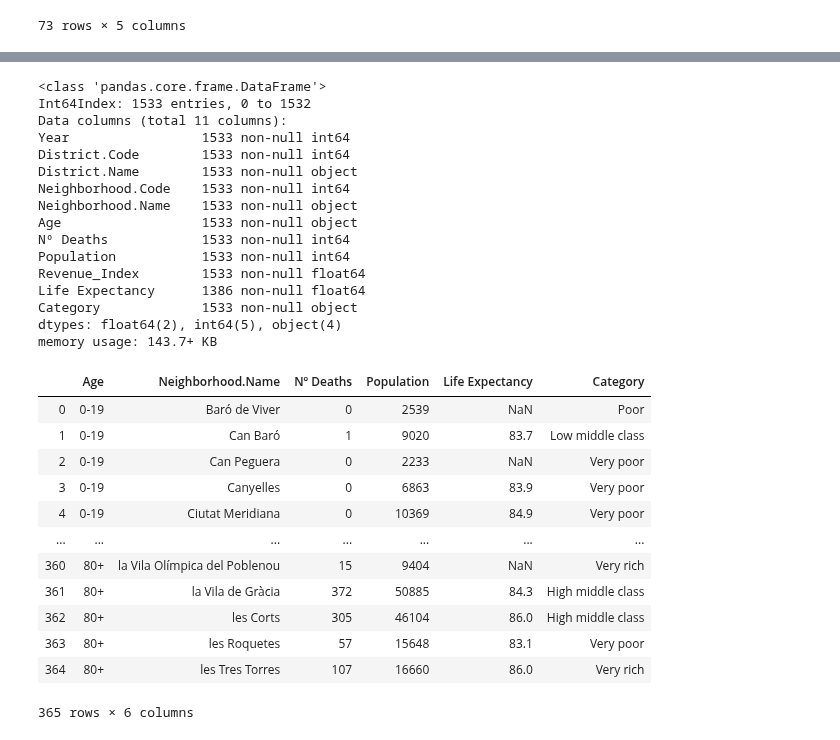
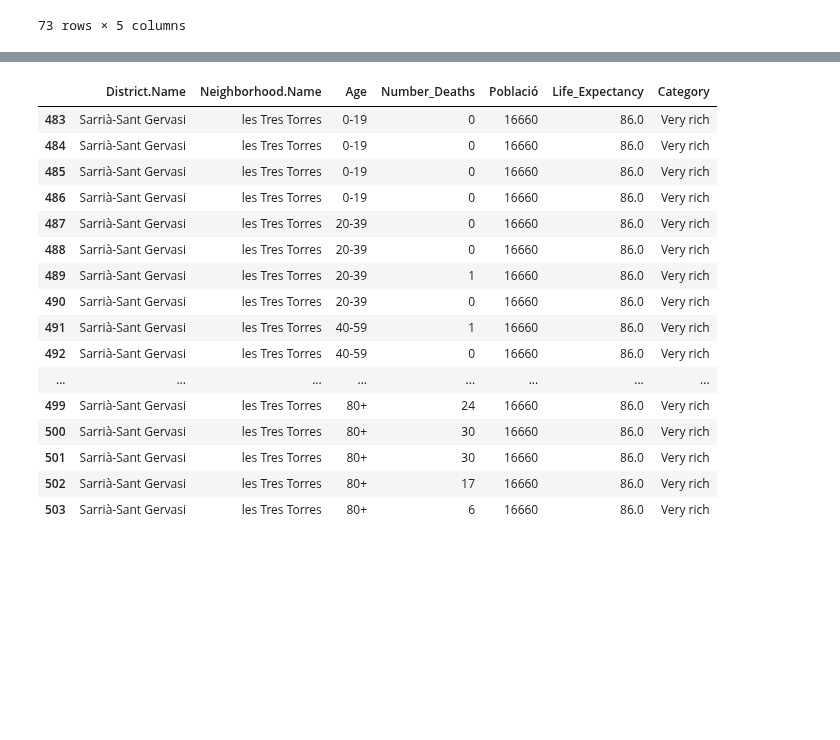
Before and after one commit to ta-data-bcn/Project-Week-2-Barcelona, a Jupyter notebook: your-project/Code/Ramon_JN.ipynb, the cells around one changed output, grey strips where cells are left out. Saved outputs shown, nothing was run; the diff lists cells and outputs as text; code cells hidden in the pictures; blank space fills up the shorter version.

```diff
--- a/your-project/Code/Ramon_JN.ipynb
+++ b/your-project/Code/Ramon_JN.ipynb
@@ -378,9 +230,7 @@ vida2017
 | 583 | 10 | Sant Martí | 73 | la Verneda i la Pau | 84.4 |
 73 rows × 5 columns
 # %%
-merged_death_rent=pd.merge(merged_death_rent,vida2017,how="left",on="Neighborhood.Code")
-merged_death_rent=merged_death_rent[merged_death_rent["Year"]==2017]
+merged_death_rent=pd.merge(merged_death_rent,vida2017[["Neighborhood.Code","Nombre"]],how="left",on="Neighborhood.Code")
 print(merged_death_rent.columns)
-merged_death_rent.tail()
 # %% [output]
 Index(['Year', 'District.Code', 'District.Name', 'Neighborhood.Code',
@@ -397,6 +240,3 @@ Index(['Year', 'District.Code', 'District.Name', 'Neighborhood.Code',
-# %%
-merged_death_rent.drop("Codi_Districte_x",axis=1,inplace=True)
-merged_death_rent.drop("Codi_Districte_y",axis=1,inplace=True)
 # %%
 merged_death_rent.columns
 # %% [output]
@@ -429,46 +273,32 @@ NameError: name 'danger_data' is not defined
 # %%
-danger_data = merged_death_rent
+danger_data = merged_death_rent.copy()
 danger_data.rename(columns = {"Índex RFD Barcelona = 100":"Revenue_Index"},inplace = True)
 #We create 4 revenue categories for the negihborhoods based on their revenue levels
 danger_data["Category"] = ["Very poor" if e < 63
                                           else "Poor" if e < 79
                                           else "Low middle class" if e < 100
                                           else "High middle class" if e < 126
                                           else "Rich" if e < 159
                                           else "Very rich"
                                           for e in danger_data["Revenue_Index"]]
-danger_data.info()
+danger_data.rename(columns = {'Number':'Number_Deaths','Nombre':'Life_Expectancy'},inplace = True)
+danger_data.drop(['Revenue_Index','Year','District.Code','Neighborhood.Code'],axis=1,inplace = True)
+danger_data[danger_data["Neighborhood.Name"] == "les Tres Torres"]
 # %% [output]
-<class 'pandas.core.frame.DataFrame'>
-Int64Index: 1533 entries, 0 to 1532
-Data columns (total 11 columns):
-Year                 1533 non-null int64
-District.Code        1533 non-null int64
-District.Name        1533 non-null object
-Neighborhood.Code    1533 non-null int64
-Neighborhood.Name    1533 non-null object
-Age                  1533 non-null object
-Nº Deaths            1533 non-null int64
-Population           1533 non-null int64
-Revenue_Index        1533 non-null float64
-Life Expectancy      1386 non-null float64
-Category             1533 non-null object
-dtypes: float64(2), int64(5), object(4)
-memory usage: 143.7+ KB
+|  | District.Name | Neighborhood.Name | Age | Number_Deaths | Població | Life_Expectancy | Category |
+| 483 | Sarrià-Sant Gervasi | les Tres Torres | 0-19 | 0 | 16660 | 86.0 | Very rich |
+| 484 | Sarrià-Sant Gervasi | les Tres Torres | 0-19 | 0 | 16660 | 86.0 | Very rich |
+| 485 | Sarrià-Sant Gervasi | les Tres Torres | 0-19 | 0 | 16660 | 86.0 | Very rich |
+| 486 | Sarrià-Sant Gervasi | les Tres Torres | 0-19 | 0 | 16660 | 86.0 | Very rich |
+| 487 | Sarrià-Sant Gervasi | les Tres Torres | 20-39 | 0 | 16660 | 86.0 | Very rich |
+| 488 | Sarrià-Sant Gervasi | les Tres Torres | 20-39 | 0 | 16660 | 86.0 | Very rich |
+| 489 | Sarrià-Sant Gervasi | les Tres Torres | 20-39 | 1 | 16660 | 86.0 | Very rich |
+| 490 | Sarrià-Sant Gervasi | les Tres Torres | 20-39 | 0 | 16660 | 86.0 | Very rich |
+| 491 | Sarrià-Sant Gervasi | les Tres Torres | 40-59 | 1 | 16660 | 86.0 | Very rich |
+| 492 | Sarrià-Sant Gervasi | les Tres Torres | 40-59 | 0 | 16660 | 86.0 | Very rich |
+| ... | ... | ... | ... | ... | ... | ... | ... |
+| 499 | Sarrià-Sant Gervasi | les Tres Torres | 80+ | 24 | 16660 | 86.0 | Very rich |
+| 500 | Sarrià-Sant Gervasi | les Tres Torres | 80+ | 30 | 16660 | 86.0 | Very rich |
+| 501 | Sarrià-Sant Gervasi | les Tres Torres | 80+ | 30 | 16660 | 86.0 | Very rich |
+| 502 | Sarrià-Sant Gervasi | les Tres Torres | 80+ | 17 | 16660 | 86.0 | Very rich |
+| 503 | Sarrià-Sant Gervasi | les Tres Torres | 80+ | 6 | 16660 | 86.0 | Very rich |
-# %%
-danger_by_ages = danger_data.groupby(["Age","Neighborhood.Name"], as_index=False)[["Nº Deaths","Population","Life Expectancy","Category"]].aggregate({"Nº Deaths":"sum","Population":"first","Life Expectancy":"first","Category":"first"})
-danger_by_ages
-# %% [output]
-|  | Age | Neighborhood.Name | Nº Deaths | Population | Life Expectancy | Category |
-| 0 | 0-19 | Baró de Viver | 0 | 2539 | NaN | Poor |
-| 1 | 0-19 | Can Baró | 1 | 9020 | 83.7 | Low middle class |
-| 2 | 0-19 | Can Peguera | 0 | 2233 | NaN | Very poor |
-| 3 | 0-19 | Canyelles | 0 | 6863 | 83.9 | Very poor |
-| 4 | 0-19 | Ciutat Meridiana | 0 | 10369 | 84.9 | Very poor |
-| ... | ... | ... | ... | ... | ... | ... |
-| 360 | 80+ | la Vila Olímpica del Poblenou | 15 | 9404 | NaN | Very rich |
-| 361 | 80+ | la Vila de Gràcia | 372 | 50885 | 84.3 | High middle class |
-| 362 | 80+ | les Corts | 305 | 46104 | 86.0 | High middle class |
-| 363 | 80+ | les Roquetes | 57 | 15648 | 83.1 | Very poor |
-| 364 | 80+ | les Tres Torres | 107 | 16660 | 86.0 | Very rich |
-365 rows × 6 columns
```
Also changed, not shown: parts of 33 cells of this notebook, 2 other files.
